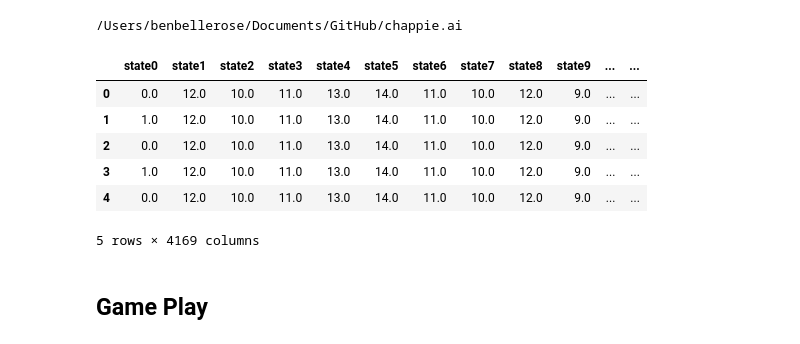
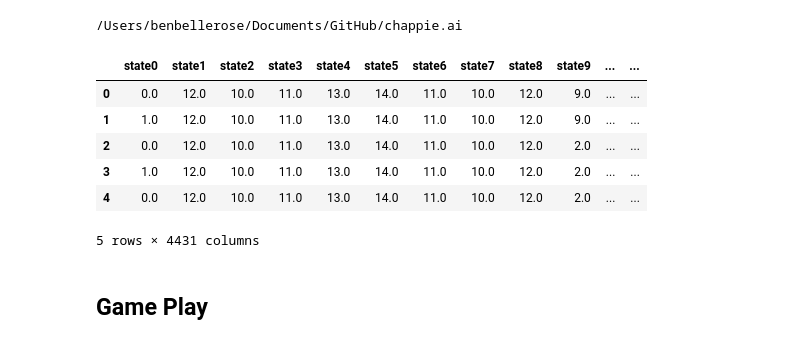
Before and after one commit to bellerb/chappie.ai, a Jupyter notebook: notebooks/BotEvaluation.ipynb, the cells around one changed output. Saved outputs shown, nothing was run; the diff lists cells and outputs as text; code cells hidden in the pictures.

```diff
--- a/notebooks/BotEvaluation.ipynb
+++ b/notebooks/BotEvaluation.ipynb
@@ -15,18 +15,18 @@ print(parent)
 # %%
 import pandas as pd
 
-ai = 'test_v14'
+ai = 'test_v15'
 
 game_df = pd.read_csv(f'{parent}/skills/chess/data/models/{ai}/logs/game_log.csv')
 game_df.head(5)
 # %% [output]
 |  | state0 | state1 | state2 | state3 | state4 | state5 | state6 | state7 | state8 | state9 | ... | ... |
 | 0 | 0.0 | 12.0 | 10.0 | 11.0 | 13.0 | 14.0 | 11.0 | 10.0 | 12.0 | 9.0 | ... | ... |
 | 1 | 1.0 | 12.0 | 10.0 | 11.0 | 13.0 | 14.0 | 11.0 | 10.0 | 12.0 | 9.0 | ... | ... |
-| 2 | 0.0 | 12.0 | 10.0 | 11.0 | 13.0 | 14.0 | 11.0 | 10.0 | 12.0 | 9.0 | ... | ... |
-| 3 | 1.0 | 12.0 | 10.0 | 11.0 | 13.0 | 14.0 | 11.0 | 10.0 | 12.0 | 9.0 | ... | ... |
-| 4 | 0.0 | 12.0 | 10.0 | 11.0 | 13.0 | 14.0 | 11.0 | 10.0 | 12.0 | 9.0 | ... | ... |
+| 2 | 0.0 | 12.0 | 10.0 | 11.0 | 13.0 | 14.0 | 11.0 | 10.0 | 12.0 | 2.0 | ... | ... |
+| 3 | 1.0 | 12.0 | 10.0 | 11.0 | 13.0 | 14.0 | 11.0 | 10.0 | 12.0 | 2.0 | ... | ... |
+| 4 | 0.0 | 12.0 | 10.0 | 11.0 | 13.0 | 14.0 | 11.0 | 10.0 | 12.0 | 2.0 | ... | ... |
-5 rows × 4169 columns
+5 rows × 4431 columns
 # %% [markdown]
 ## Game Play
 # %%
```
Also changed, not shown: parts of 24 cells of this notebook, 6 other files.
